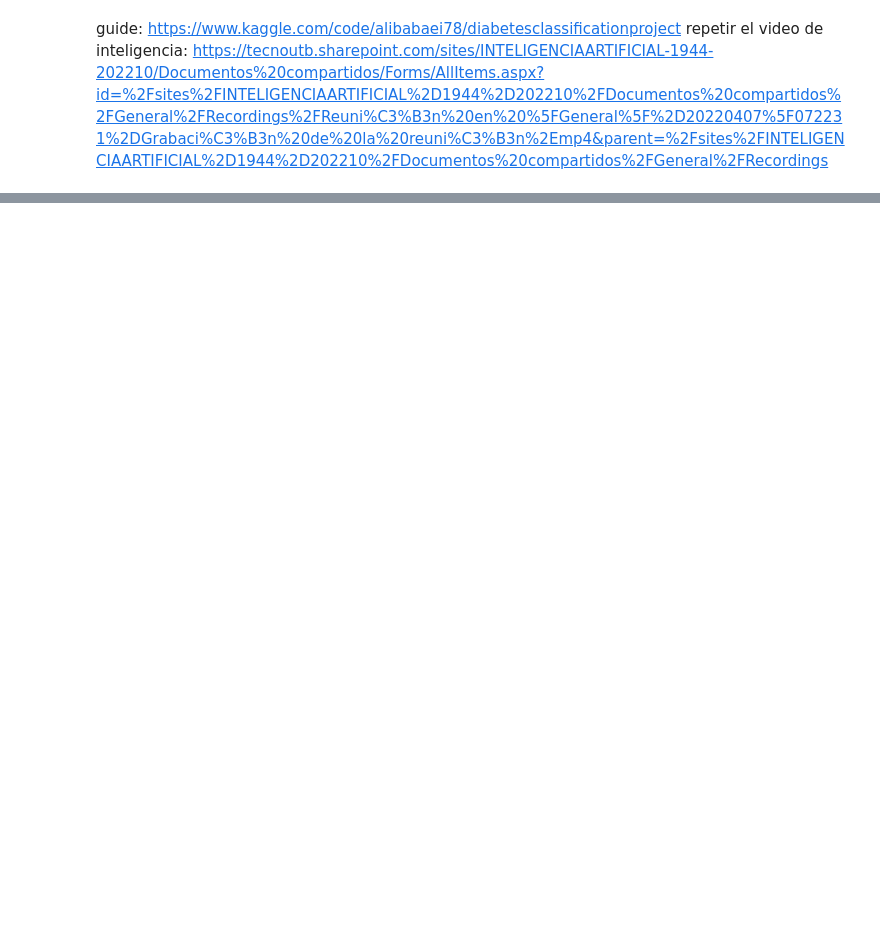
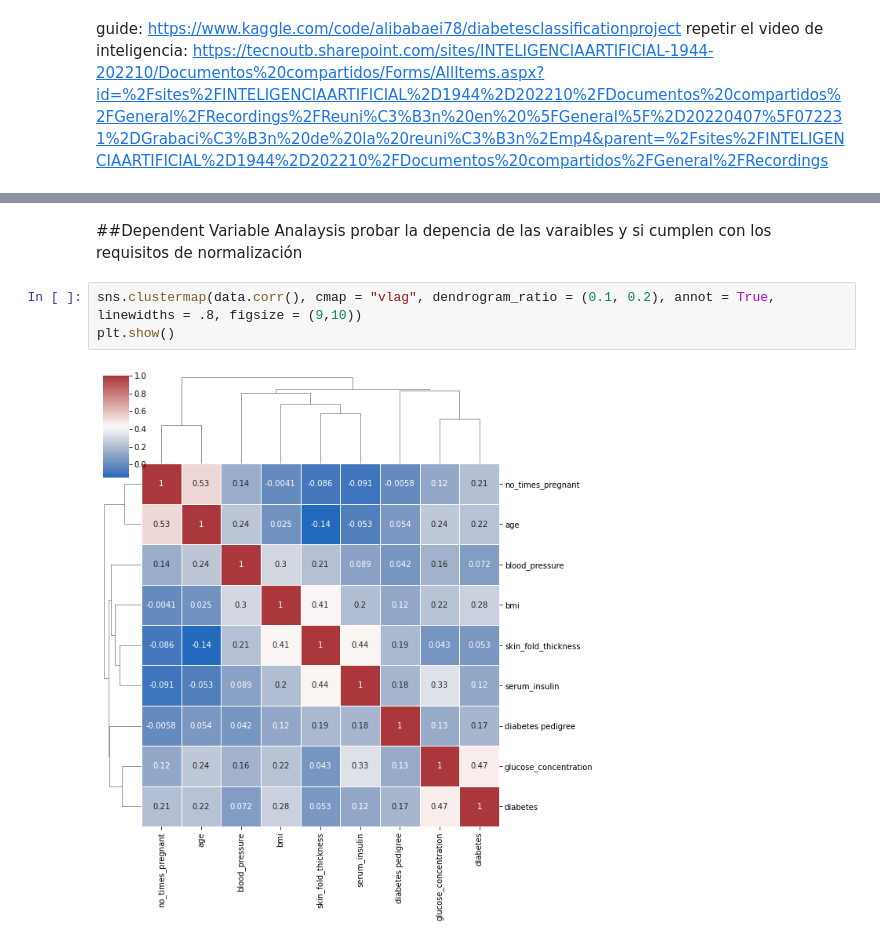
Before and after one commit to andersonmorillo/Diabetes-parcial-2, a Jupyter notebook: Parcial 2 diabetes ML models.ipynb, the cells around one changed output, grey strips where cells are left out. Drawn from its saved outputs; the diff is of its cells as text; blank space fills up the shorter version.

```diff
--- a/Parcial 2 diabetes ML models.ipynb
+++ b/Parcial 2 diabetes ML models.ipynb
@@ -86,0 +115,8 @@ data.head(10)
+# %% [markdown]
+##Dependent Variable Analaysis
+probar la depencia de las varaibles y si cumplen con los requisitos de normalización
+# %%
+sns.clustermap(data.corr(), cmap = "vlag", dendrogram_ratio = (0.1, 0.2), annot = True, linewidths = .8, figsize = (9,10))
+plt.show()
+# %% [output]
+[figure, added]
```
Also changed, not shown: parts of 15 cells of this notebook.
